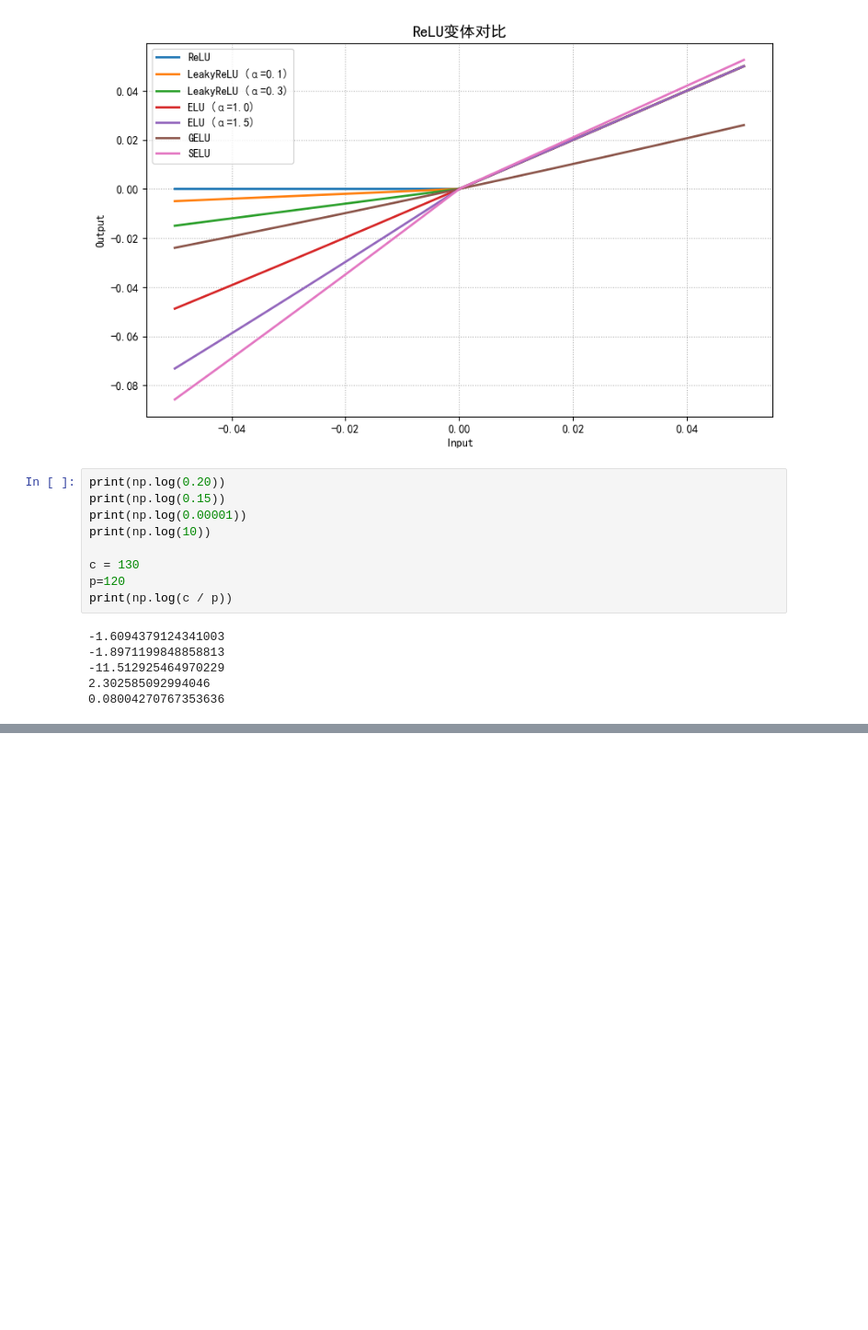
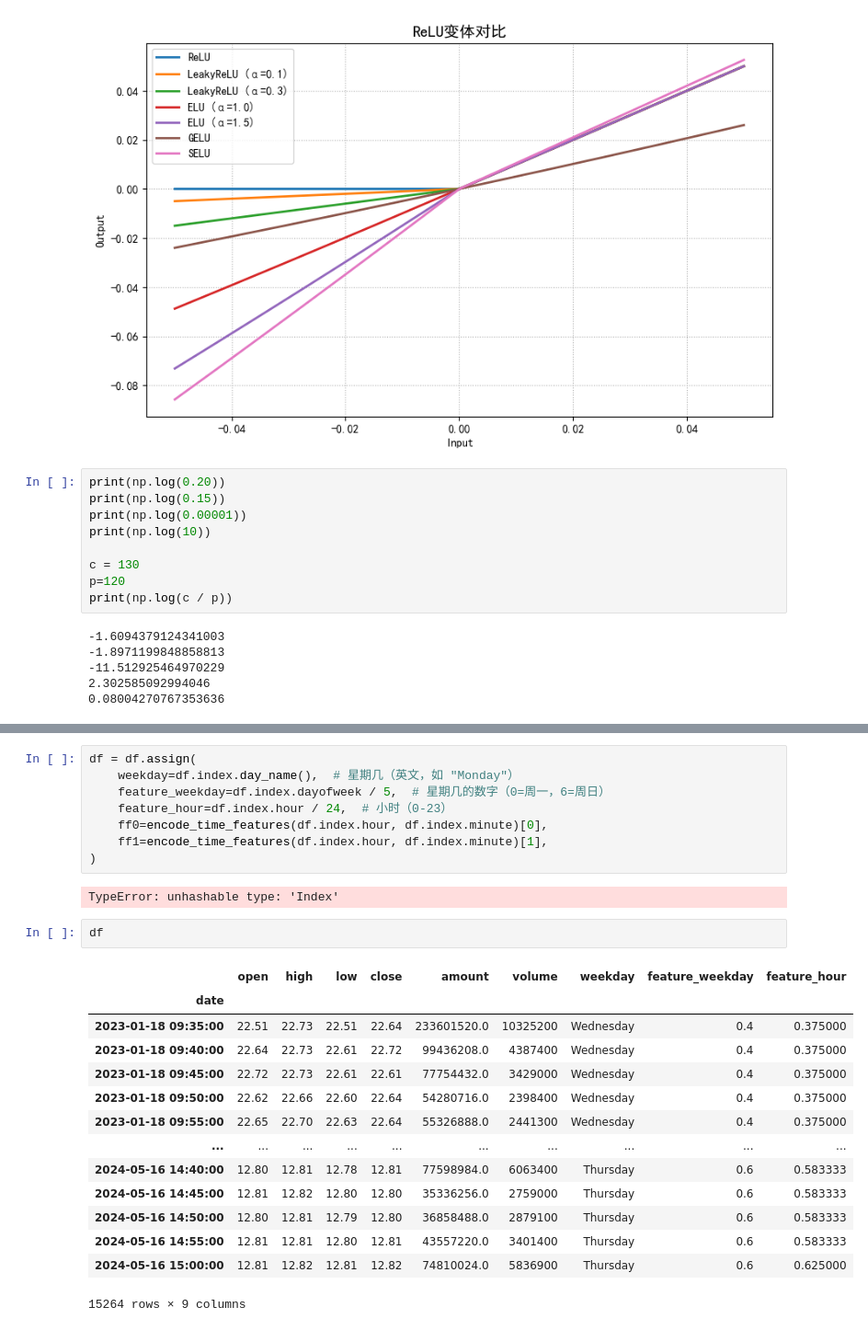
Before and after one commit to ten2net/Gym-Trading-Env, a Jupyter notebook: notebooks/reward.ipynb, the cells around one changed output, grey strips where cells are left out. Shown: that part at 92% size. Cells and saved outputs as stored; diff of their text form; blank space fills up the shorter version.

```diff
--- a/notebooks/reward.ipynb
+++ b/notebooks/reward.ipynb
@@ -375,0 +485,27 @@ print(np.log(c / p))
+# %%
+df = df.assign(
+    weekday=df.index.day_name(),  # 星期几（英文，如 "Monday"）
+    feature_weekday=df.index.dayofweek / 5,  # 星期几的数字（0=周一，6=周日）
+    feature_hour=df.index.hour / 24,  # 小时（0-23）
+    ff0=encode_time_features(df.index.hour, df.index.minute)[0],
+    ff1=encode_time_features(df.index.hour, df.index.minute)[1],
+)
+# %% [output]
+TypeError: unhashable type: 'Index'
+# %%
+df
+# %% [output]
+|  | open | high | low | close | amount | volume | weekday | feature_weekday | feature_hour |
+| date |  |  |  |  |  |  |  |  |  |
+| 2023-01-18 09:35:00 | 22.51 | 22.73 | 22.51 | 22.64 | 233601520.0 | 10325200 | Wednesday | 0.4 | 0.375000 |
+| 2023-01-18 09:40:00 | 22.64 | 22.73 | 22.61 | 22.72 | 99436208.0 | 4387400 | Wednesday | 0.4 | 0.375000 |
+| 2023-01-18 09:45:00 | 22.72 | 22.73 | 22.61 | 22.61 | 77754432.0 | 3429000 | Wednesday | 0.4 | 0.375000 |
+| 2023-01-18 09:50:00 | 22.62 | 22.66 | 22.60 | 22.64 | 54280716.0 | 2398400 | Wednesday | 0.4 | 0.375000 |
+| 2023-01-18 09:55:00 | 22.65 | 22.70 | 22.63 | 22.64 | 55326888.0 | 2441300 | Wednesday | 0.4 | 0.375000 |
+| ... | ... | ... | ... | ... | ... | ... | ... | ... | ... |
+| 2024-05-16 14:40:00 | 12.80 | 12.81 | 12.78 | 12.81 | 77598984.0 | 6063400 | Thursday | 0.6 | 0.583333 |
+| 2024-05-16 14:45:00 | 12.81 | 12.82 | 12.80 | 12.80 | 35336256.0 | 2759000 | Thursday | 0.6 | 0.583333 |
+| 2024-05-16 14:50:00 | 12.80 | 12.81 | 12.79 | 12.80 | 36858488.0 | 2879100 | Thursday | 0.6 | 0.583333 |
+| 2024-05-16 14:55:00 | 12.81 | 12.81 | 12.80 | 12.81 | 43557220.0 | 3401400 | Thursday | 0.6 | 0.583333 |
+| 2024-05-16 15:00:00 | 12.81 | 12.82 | 12.81 | 12.82 | 74810024.0 | 5836900 | Thursday | 0.6 | 0.625000 |
+15264 rows × 9 columns
```
Also changed, not shown: parts of 5 cells of this notebook, 7 other files.
